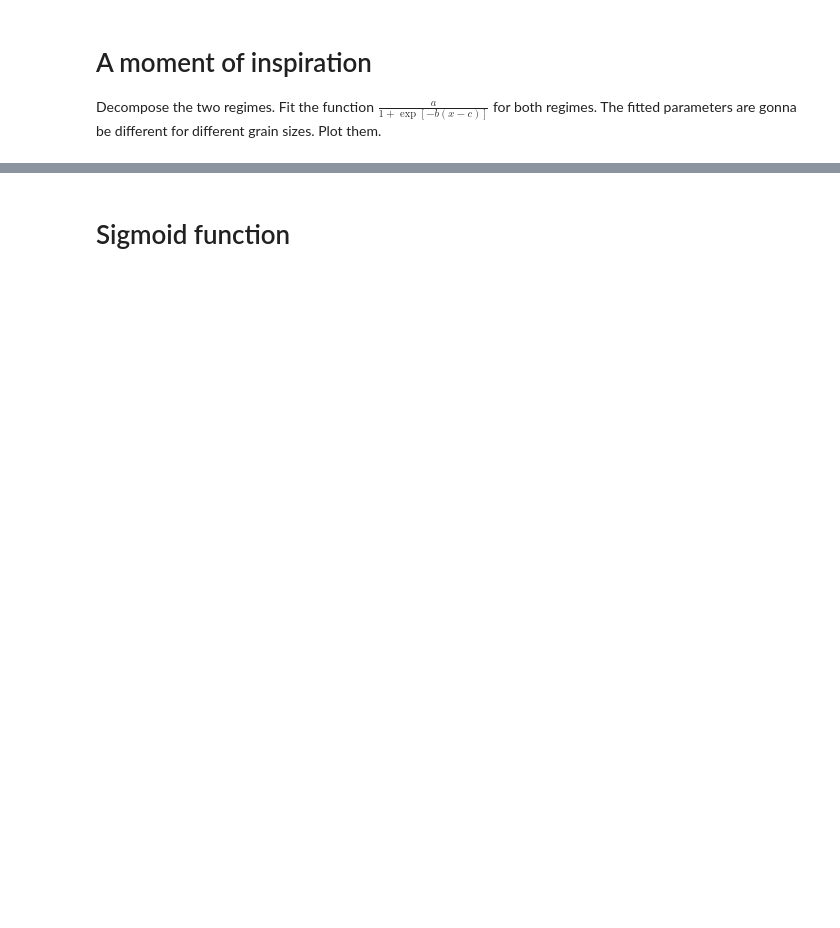
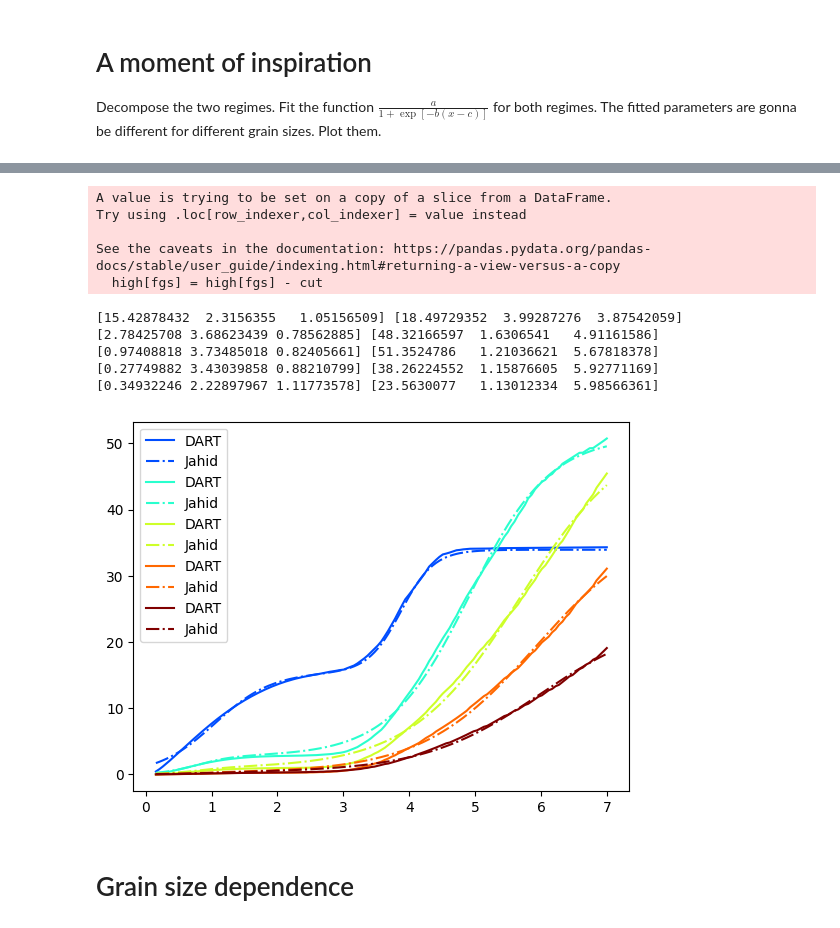
Before and after one commit to ahasan3-ncsu/wd-swelling, a Jupyter notebook: data_2022/eureka.ipynb, the cells around one changed output, grey strips where cells are left out. Drawn from its saved outputs; the diff is of its cells as text; code cells hidden in the pictures; blank space fills up the shorter version.

Commit message:
Finish prototype Eureka project
Still need to improve the model of grain size dependence!

```diff
--- a/data_2022/eureka.ipynb
+++ b/data_2022/eureka.ipynb
@@ -27,5 +22,0 @@ plt.plot(tra[fd][1:], dd)
-# %%
-pivlo = len(dd) // 7 * 2
-pivhi = pivlo * 2
-mi = pivlo + np.argmin(dd[pivlo:pivhi])
-cut = tra[fgs][mi]
@@ -38,3 +22,0 @@ tra.loc[(tra[fd] > 2.9) & (tra[fd] < 3.1)]
-# %%
-low = tra.loc[tra[fd] < 3]
-high = tra.loc[tra[fd] >= 3]
@@ -47,2 +22,0 @@ plt.plot(low[fd], low[fgs])
-# %%
-high[fgs] = high[fgs] - 15.769853
@@ -51,5 +23,49 @@ plt.plot(high[fd], high[fgs])
-# %% [markdown]
-# Sigmoid function
+# %%
+def sig(x, a, b, c):
+    return a / (1 + np.exp(-b * (x - c)))
+# %%
+for G, col in zip([1.34, 4.36, 8.5, 17, 34],
+                  [0.2,0.4,0.6,0.8,1.0]):
+    # select grain size
+    tra = jar.loc[jar[gr] == G]
+
+    # cutoff based on local minimum
+    dd = np.diff(tra[fgs])
+    pivlo = len(dd) // 7 * 2
+    pivhi = pivlo * 2
+    mi = pivlo + np.argmin(dd[pivlo:pivhi])
+    cut = tra[fgs].iloc[mi]
+
+    low = tra.loc[tra[fgs] <= cut]
+    high = tra.loc[tra[fgs] > cut]
+    high[fgs] = high[fgs] - cut
+
+    p1, c1 = curve_fit(sig, low[fd], low[fgs],
+                       bounds=([0,0,0], [np.inf,np.inf,np.inf]))
+    p2, c2 = curve_fit(sig, high[fd], high[fgs],
+                       bounds=([0,0,0], [np.inf,np.inf,np.inf]))
+    print(p1, p2)
+
+    pred = [sig(x, *p1) + sig(x, *p2) for x in tra[fd]]
+    plt.plot(tra[fd], tra[fgs], c=plt.cm.jet(col), label='DART')
+    plt.plot(tra[fd], pred, ls='-.', c=plt.cm.jet(col), label='Jahid')
+
+plt.legend()
+plt.show()
+# %% [output]
+A value is trying to be set on a copy of a slice from a DataFrame.
+Try using .loc[row_indexer,col_indexer] = value instead
+
+See the caveats in the documentation: https://pandas.pydata.org/pandas-docs/stable/user_guide/indexing.html#returning-a-view-versus-a-copy
+  high[fgs] = high[fgs] - cut
+[15.42878432  2.3156355   1.05156509] [18.49729352  3.99287276  3.87542059]
+[2.78425708 3.68623439 0.78562885] [48.32166597  1.6306541   4.91161586]
+[0.97408818 3.73485018 0.82405661] [51.3524786   1.21036621  5.67818378]
+[0.27749882 3.43039858 0.88210799] [38.26224552  1.15876605  5.92771169]
+[0.34932246 2.22897967 1.11773578] [23.5630077   1.13012334  5.98566361]
+[figure, added]
 # %%
 def sig(x, a, b, c):
     return a / (1 + np.exp(-b * (x - c)))
+# %% [markdown]
+# Grain size dependence
```
Also changed, not shown: parts of 54 cells of this notebook, 3 other files.
